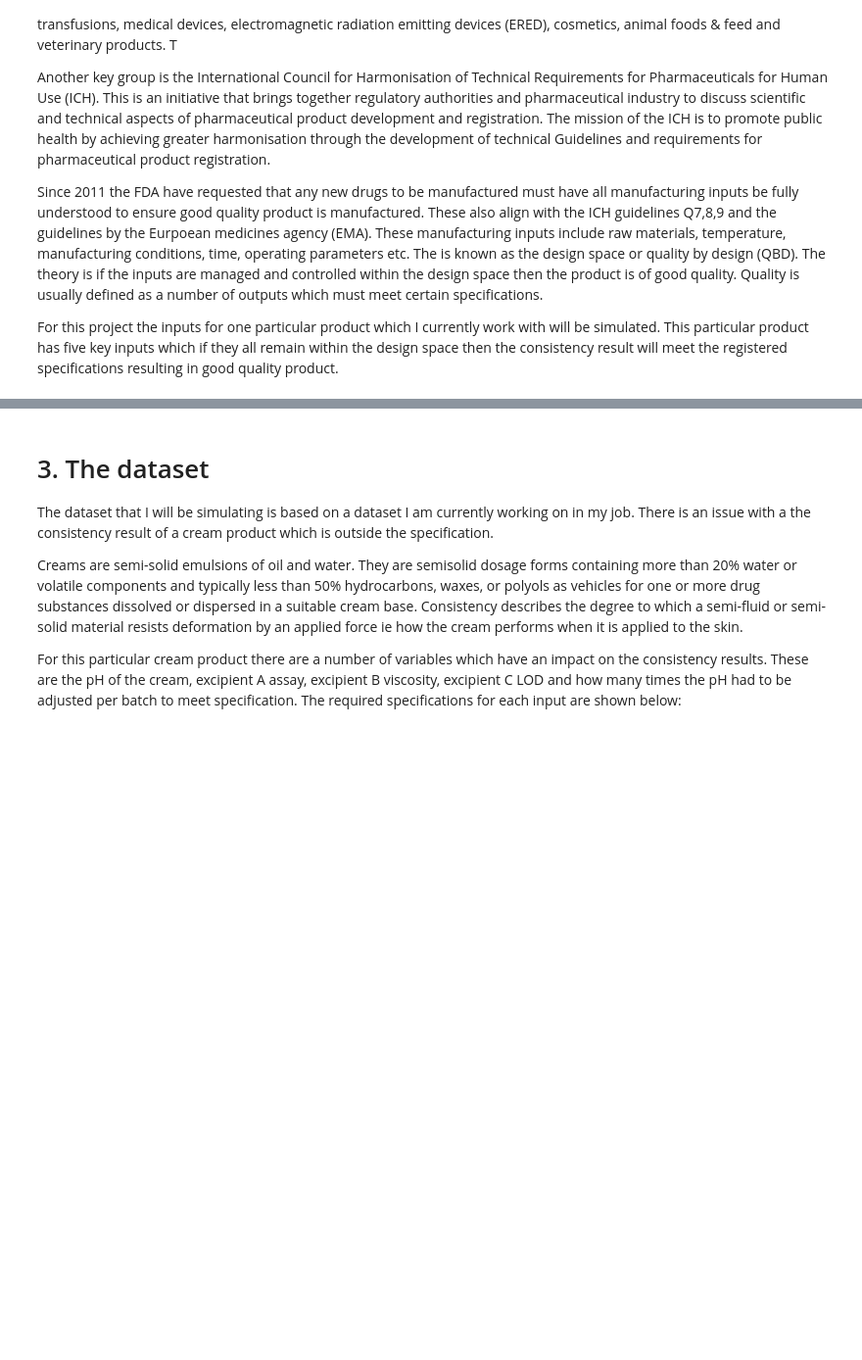
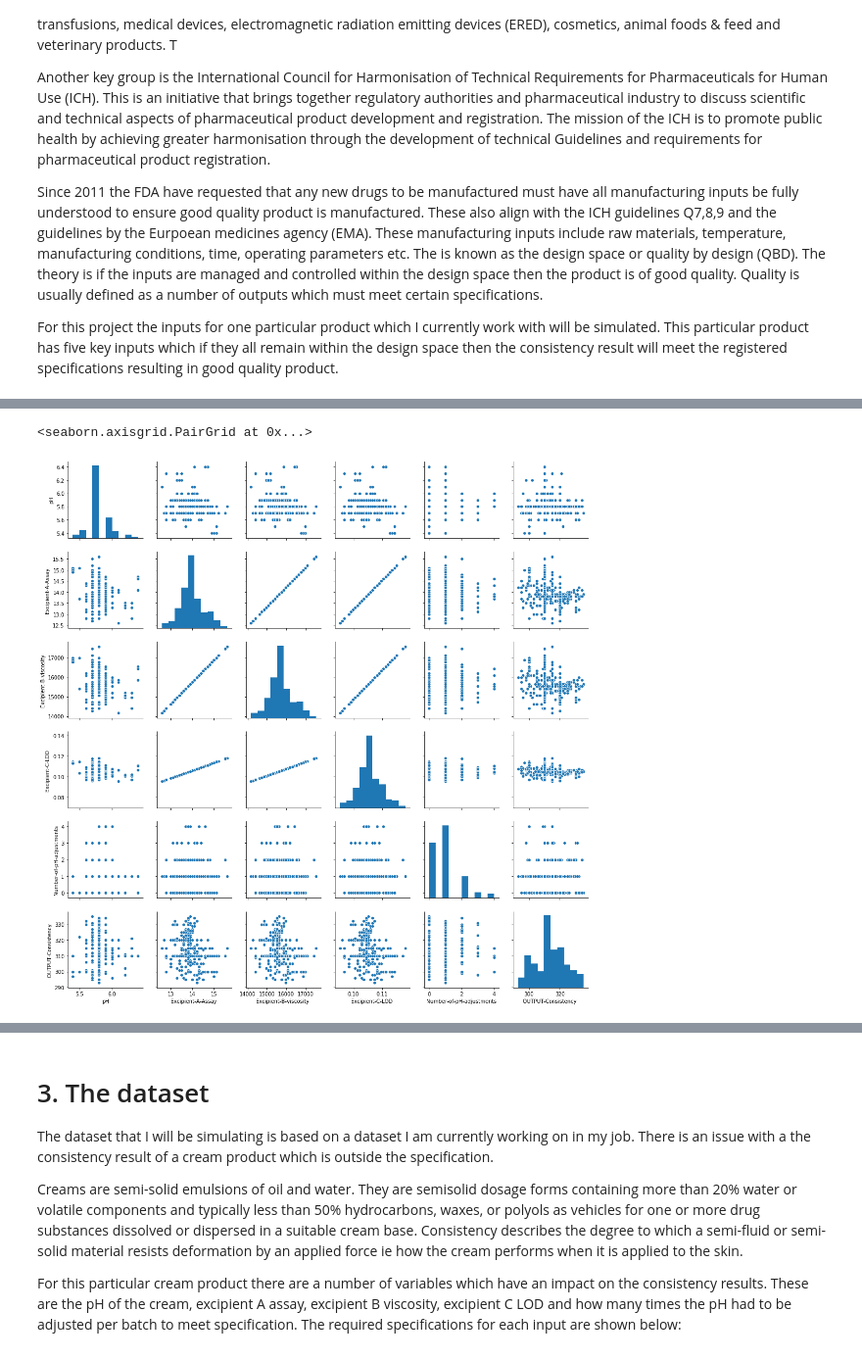
Before and after one commit to ClaireGMIT/ProgrammingProjectNOV2019, a Jupyter notebook: ProgrammingProjectNOV2019.ipynb, the cells around one changed output, grey strips where cells are left out. Shown at 98% size. Cells and saved outputs as stored; diff of their text form; code cells hidden in the pictures; blank space fills up the shorter version.

```diff
--- a/ProgrammingProjectNOV2019.ipynb
+++ b/ProgrammingProjectNOV2019.ipynb
@@ -57,0 +70,8 @@ print (real)
+# %%
+
+import seaborn as sns #import seaborn as sns.
+
+sns.pairplot(real)
+# %% [output]
+<seaborn.axisgrid.PairGrid at 0x...>
+[figure, added]
```
Also changed, not shown: parts of 17 cells of this notebook, 1 other file.
